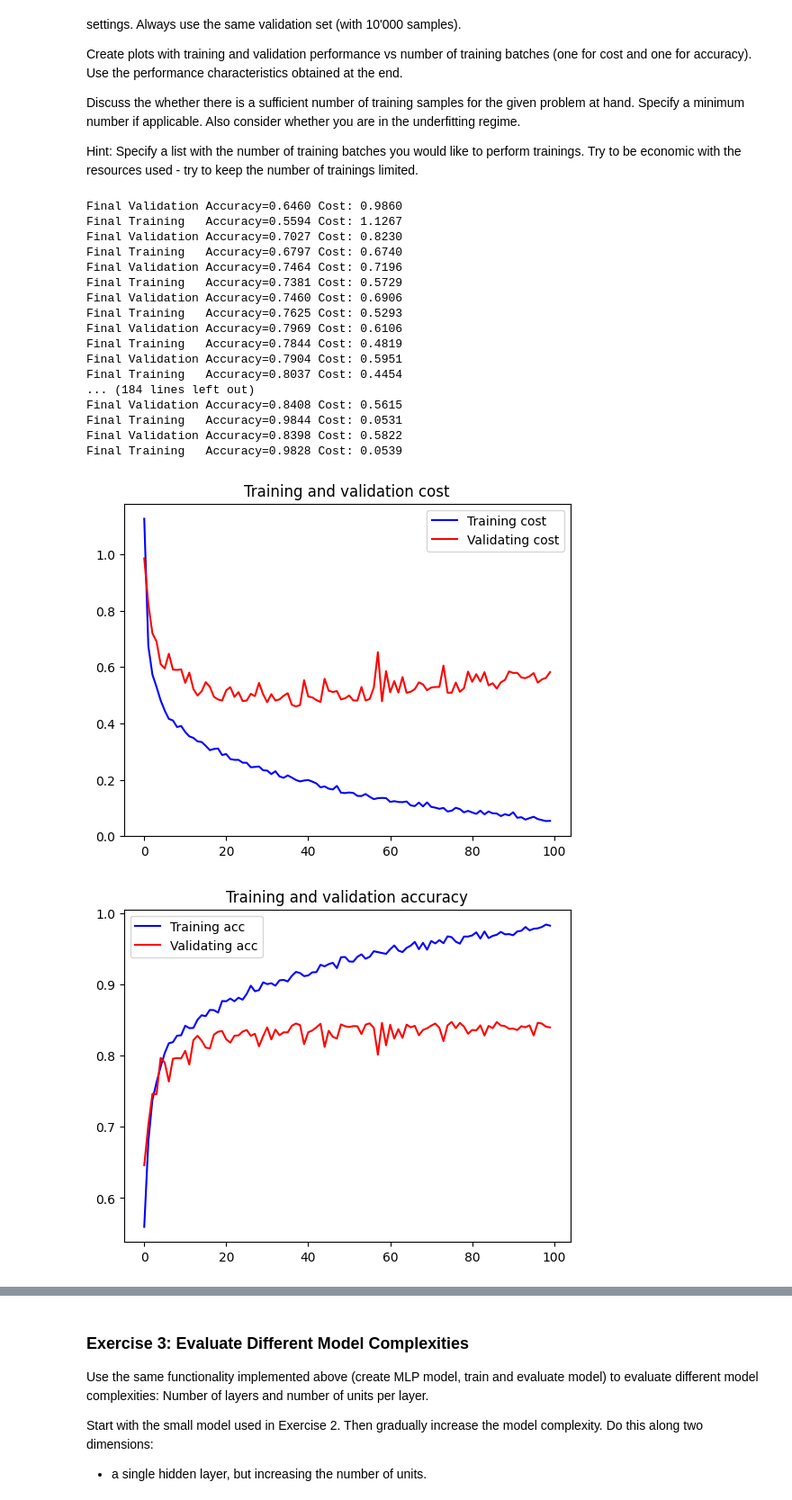
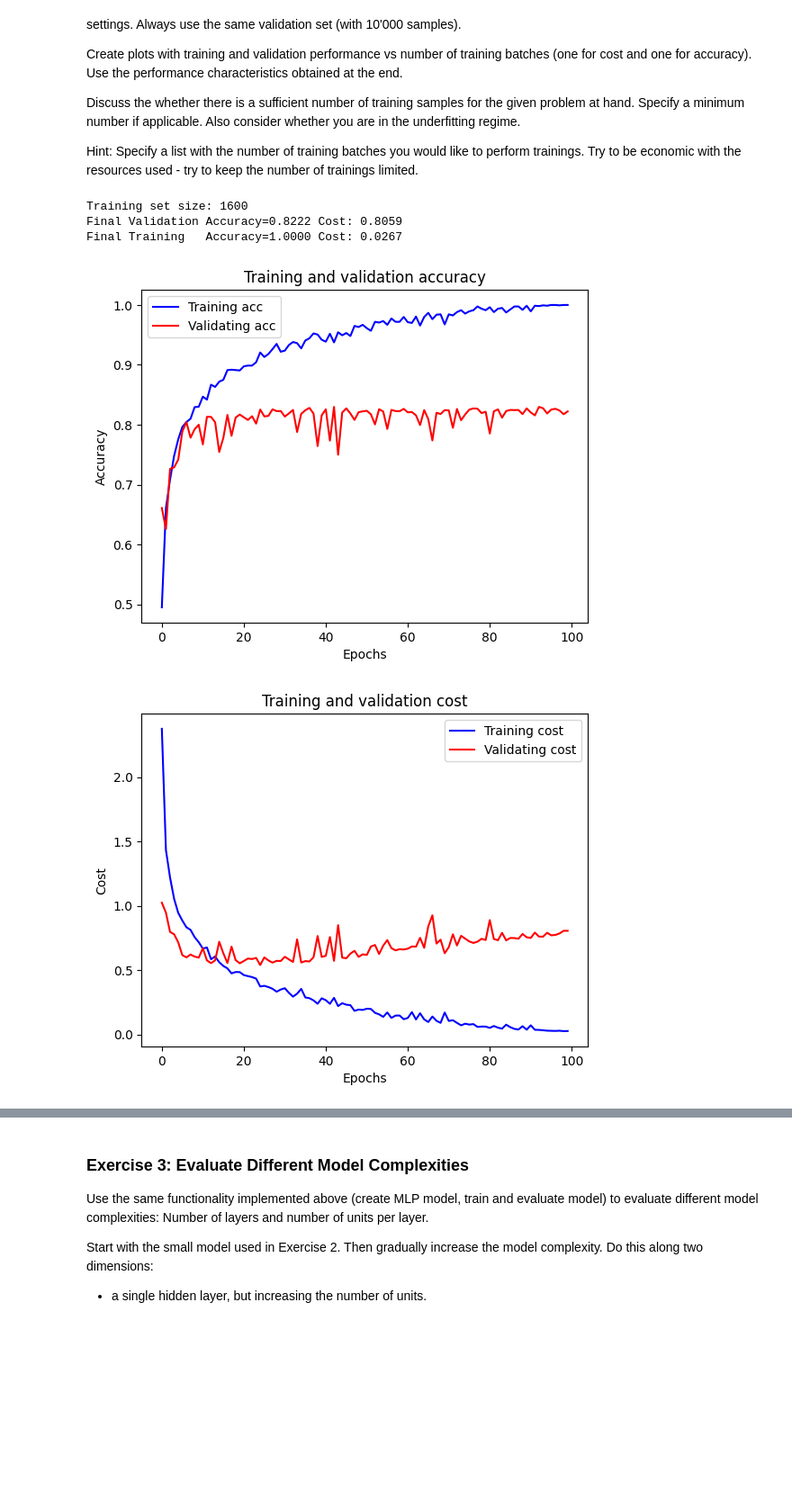
Before and after one commit to dave1b/TSM_DeLearn, a Jupyter notebook: week3/mlps_for_fashion_MNIST_dave_brunner.ipynb, the cells around one changed output, grey strips where cells are left out. Shown at 90% size. Saved outputs shown, nothing was run; the diff lists cells and outputs as text; code cells hidden in the pictures; blank space fills up the shorter version.

```diff
--- a/week3/mlps_for_fashion_MNIST_dave_brunner.ipynb
+++ b/week3/mlps_for_fashion_MNIST_dave_brunner.ipynb
@@ -243,35 +243,21 @@ Hint: Specify a list with the number of training batches you would like to perfo
 # %%
 nbatch = 32
 nbatches = 50
-nepochs = 250
+nepochs = 50
 lr = 0.1
 
 trainsize = nbatches * nbatch
 trainset, rest = torch.utils.data.random_split(training_data, [trainsize, 50000 - trainsize])
 
 model = mlp([28 * 28, 200, 10])
 print(f"Training set size: {len(trainset)}")
 train_plot_scores(train_eval, [model, lr, nepochs, nbatch, trainset, validation_data, False])
 # %% [output]
-Final Validation Accuracy=0.6460 Cost: 0.9860
-Final Training   Accuracy=0.5594 Cost: 1.1267
-Final Validation Accuracy=0.7027 Cost: 0.8230
-Final Training   Accuracy=0.6797 Cost: 0.6740
-Final Validation Accuracy=0.7464 Cost: 0.7196
-Final Training   Accuracy=0.7381 Cost: 0.5729
-Final Validation Accuracy=0.7460 Cost: 0.6906
-Final Training   Accuracy=0.7625 Cost: 0.5293
-Final Validation Accuracy=0.7969 Cost: 0.6106
-Final Training   Accuracy=0.7844 Cost: 0.4819
-Final Validation Accuracy=0.7904 Cost: 0.5951
-Final Training   Accuracy=0.8037 Cost: 0.4454
-... (184 lines left out)
-Final Validation Accuracy=0.8408 Cost: 0.5615
-Final Training   Accuracy=0.9844 Cost: 0.0531
-Final Validation Accuracy=0.8398 Cost: 0.5822
-Final Training   Accuracy=0.9828 Cost: 0.0539
+Training set size: 1600
+Final Validation Accuracy=0.8222 Cost: 0.8059
+Final Training   Accuracy=1.0000 Cost: 0.0267
-[figure, old version]
+[figure, new version]
-[figure, old version]
+[figure, new version]
 # %%
 nbatch = 32
 nbatches = 100
```
Also changed, not shown: parts of 20 cells of this notebook.
